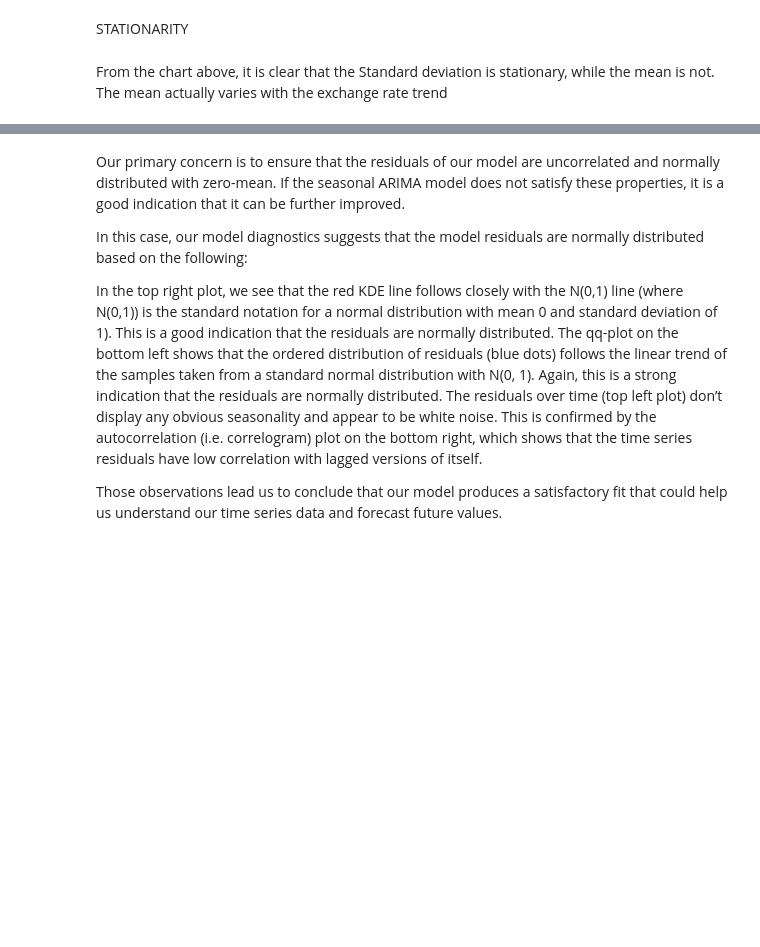
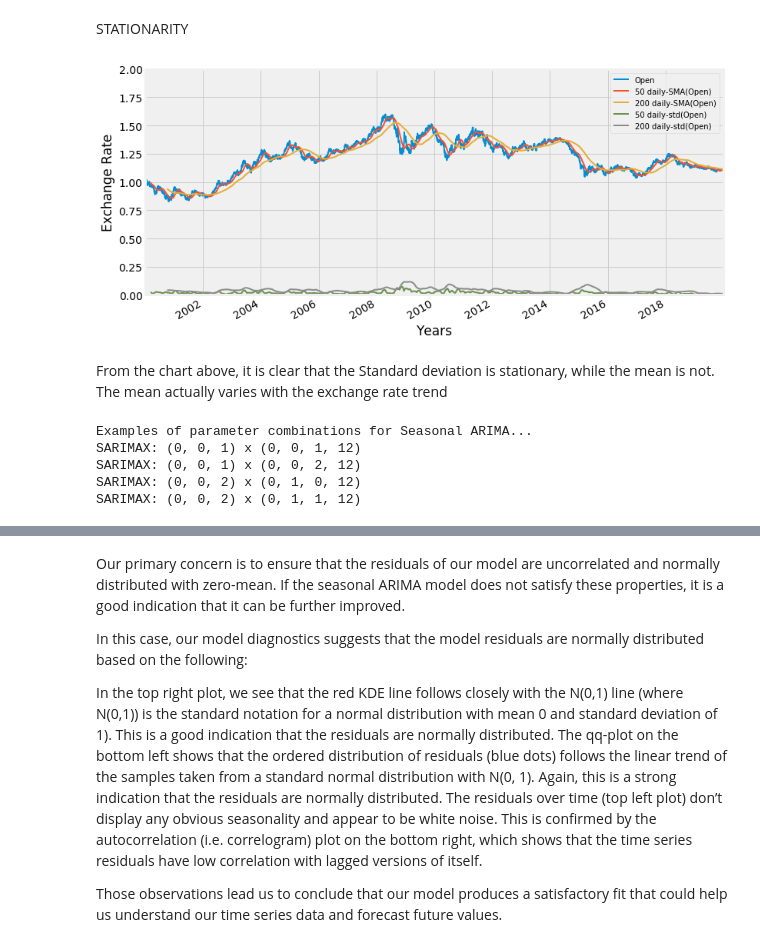
Before and after one commit to Dataforreal/springboard, a Jupyter notebook: capstone_2/Capstone_2_Report/CAPSTONE_2_FOREIGN_EXCHANGE_PREDICTION_EURUSD_1.1.ipynb, the cells around one changed output, grey strips where cells are left out. Cells and saved outputs as stored; diff of their text form; code cells hidden in the pictures; blank space fills up the shorter version.

```diff
--- a/capstone_2/Capstone_2_Report/CAPSTONE_2_FOREIGN_EXCHANGE_PREDICTION_EURUSD_1.1.ipynb
+++ b/capstone_2/Capstone_2_Report/CAPSTONE_2_FOREIGN_EXCHANGE_PREDICTION_EURUSD_1.1.ipynb
@@ -72,32 +127,40 @@ STATIONARITY
 # %%
 # Examine the trend of the mean and standard deviation to examine impact on exchange rate trend
 
-eurusd['50 daily-EMA(Open)'] = eurusd['Open'].rolling(window=50).mean()
-eurusd['200 daily-EMA(Open)'] = eurusd['Open'].rolling(window=200).mean()
+eurusd['50 daily-SMA(Open)'] = eurusd['Open'].rolling(window=50).mean()
+eurusd['200 daily-SMA(Open)'] = eurusd['Open'].rolling(window=200).mean()
 eurusd['50 daily-std(Open)'] = eurusd['Open'].rolling(window=50).std()
 eurusd['200 daily-std(Open)'] = eurusd['Open'].rolling(window=200).std()
-eurusd[['Open', '50 daily-EMA(Open)','200 daily-EMA(Open)', '50 daily-std(Open)', '200 daily-std(Open)']].plot(linewidth=2)
+eurusd[['Open', '50 daily-SMA(Open)','200 daily-SMA(Open)', '50 daily-std(Open)', '200 daily-std(Open)']].plot(linewidth=2)
 plt.ylim(0, 2)
 plt.xlabel('Years', size=17)
 plt.ylabel('Exchange Rate', size=17)
 plt.autoscale(enable=True, axis='x', tight=True)#plt.axis('tight'
 plt.tick_params(labelsize=14)
 mpl.rcParams['figure.figsize'] = 12,6
+# %% [output]
+[figure, added]
 # %% [markdown]
 From the chart above, it is clear that the Standard deviation is stationary, while the mean is not. The mean actually varies with the exchange rate trend
 # %%
 # Define the p, d and q parameters to take any value between 0 and 3
-#p = d = q = range(0, 3)
+p = d = q = range(0, 3)
 
 # Generate all different combinations of p, q and q triplets
-#pdq = list(itertools.product(p, d, q))
+pdq = list(itertools.product(p, d, q))
 
 # Generate all different combinations of seasonal p, q and q triplets
-#seasonal_pdq = [(x[0], x[1], x[2], 52) for x in list(itertools.product(p, d, q))]
+seasonal_pdq = [(x[0], x[1], x[2], 12) for x in list(itertools.product(p, d, q))]
 
-#print('Examples of parameter combinations for Seasonal ARIMA...')
-#print('SARIMAX: {} x {}'.format(pdq[1], seasonal_pdq[1]))
-#print('SARIMAX: {} x {}'.format(pdq[1], seasonal_pdq[2]))
-#print('SARIMAX: {} x {}'.format(pdq[2], seasonal_pdq[3]))
-#print('SARIMAX: {} x {}'.format(pdq[2], seasonal_pdq[4]))
+print('Examples of parameter combinations for Seasonal ARIMA...')
+print('SARIMAX: {} x {}'.format(pdq[1], seasonal_pdq[1]))
+print('SARIMAX: {} x {}'.format(pdq[1], seasonal_pdq[2]))
+print('SARIMAX: {} x {}'.format(pdq[2], seasonal_pdq[3]))
+print('SARIMAX: {} x {}'.format(pdq[2], seasonal_pdq[4]))
+# %% [output]
+Examples of parameter combinations for Seasonal ARIMA...
+SARIMAX: (0, 0, 1) x (0, 0, 1, 12)
+SARIMAX: (0, 0, 1) x (0, 0, 2, 12)
+SARIMAX: (0, 0, 2) x (0, 1, 0, 12)
+SARIMAX: (0, 0, 2) x (0, 1, 1, 12)
 # %%
```
Also changed, not shown: parts of 23 cells of this notebook, 1 other file.
